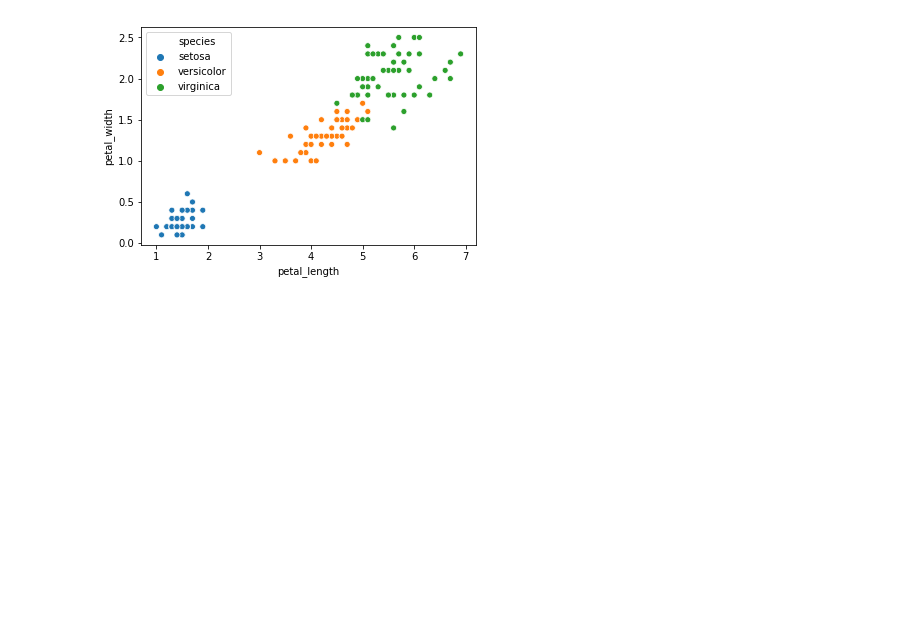
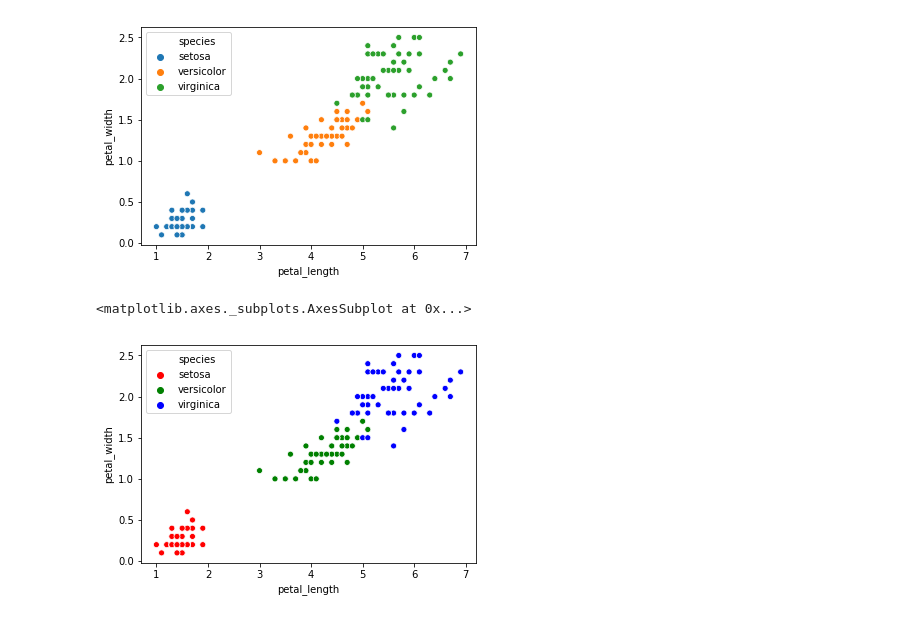
Before and after one commit to ultradian/python_notebooks, a Jupyter notebook: plotting.ipynb, the cells around one changed output. Cells and saved outputs as stored; diff of their text form; code cells hidden in the pictures; blank space fills up the shorter version.

```diff
--- a/plotting.ipynb
+++ b/plotting.ipynb
@@ -101,3 +145,9 @@ sns.scatterplot(x="petal_length", y="petal_width", data=iris, hue="species")
 # %% [output]
 <matplotlib.axes._subplots.AxesSubplot at 0x...>
 [figure]
+# %%
+# can choose colors redefining the `palette`
+sns.scatterplot(x="petal_length", y="petal_width", data=iris, hue="species", palette=["r", "g", "b"])
+# %% [output]
+<matplotlib.axes._subplots.AxesSubplot at 0x...>
+[figure, added]
```
Also changed, not shown: parts of 10 cells of this notebook.
